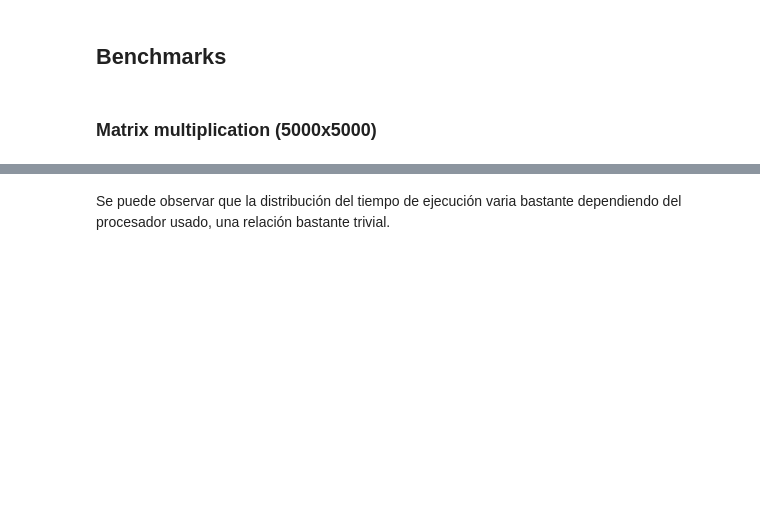
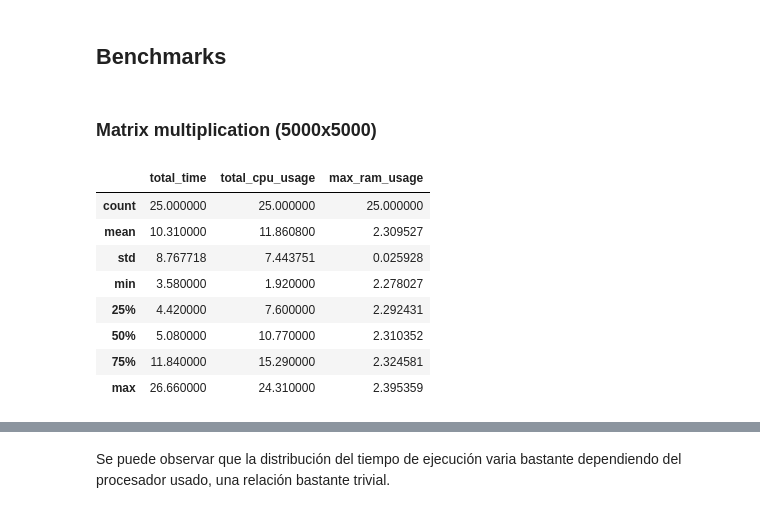
Before and after one commit to FrancoCabezasPoblete/resource-prediction-study, a Jupyter notebook: notebooks/eda.ipynb, the cells around one changed output, grey strips where cells are left out. Cells and saved outputs as stored; diff of their text form; code cells hidden in the pictures; blank space fills up the shorter version.

Commit message:
feat: results_all

```diff
--- a/notebooks/eda.ipynb
+++ b/notebooks/eda.ipynb
@@ -9,0 +17,3 @@ import numpy as np
+# %%
+results_savio_df = pd.read_csv('../results_savio/execution_time.csv')
+results_savio_df.head(2)
@@ -10,13 +24,13 @@ import numpy as np
 # %%
-results_df = pd.read_csv('../results/execution_time.csv')
+results_df = pd.concat([results_df, results_savio_df], ignore_index=True)
 # preprocessing
 results_df['total_cpu_usage'] = results_df['total_cpu_usage'].str.replace('%', '').astype(float) / 100
 results_df['max_ram_usage'] = results_df['max_ram_usage'] / np.power(1024,2)
 results_df['l2_cache_size_mb'] = results_df['l2_cache_size'].str.replace(' MiB', '').astype(float)
 results_df['l3_cache_size_mb'] = results_df['l3_cache_size'] / np.power(1024,2)
-results_df['ghz_actual_friendly'] = results_df['hz_actual_friendly'].str.replace('GHz', '').astype(float)
+results_df['ghz_actual_friendly'] = results_df['hz_actual_friendly'].str.replace('GHz', '').str.replace('MHz', '').astype(float)
 results_df['ghz_advertised_friendly'] = results_df['hz_advertised_friendly'].str.replace('GHz', '').astype(float)
-results_df = results_df.drop(columns=['hz_actual_friendly', 'hz_advertised_friendly','l2_cache_size','l3_cache_size','total_ram_gb'])
+results_df = results_df.drop(columns=['hz_actual_friendly', 'hz_advertised_friendly','l2_cache_size','l3_cache_size'])
 # %% [markdown]
 ## PC's utilizados
 # %%
@@ -27,10 +48,20 @@ results_df[['brand_raw','vendor_id_raw','arch','count']].drop_duplicates()
 # %% [markdown]
 ### Matrix multiplication (5000x5000)
 # %%
-mm_df = results_df[results_df['benchmark']=='matrix_multiplication']
+mm_df = results_df[results_df['benchmark']=='MATRIX_MULT']
 # %%
 # total_memory_usage and swaps are not available for containerized benchmarks
-mm_df[['total_time','total_cpu_usage','total_memory_usage','max_ram_usage','swaps']].describe()
+mm_df[['total_time','total_cpu_usage','max_ram_usage']].describe()
+# %% [output]
+|  | total_time | total_cpu_usage | max_ram_usage |
+| count | 25.000000 | 25.000000 | 25.000000 |
+| mean | 10.310000 | 11.860800 | 2.309527 |
+| std | 8.767718 | 7.443751 | 0.025928 |
+| min | 3.580000 | 1.920000 | 2.278027 |
+| 25% | 4.420000 | 7.600000 | 2.292431 |
+| 50% | 5.080000 | 10.770000 | 2.310352 |
+| 75% | 11.840000 | 15.290000 | 2.324581 |
+| max | 26.660000 | 24.310000 | 2.395359 |
 # %%
 plt.figure(figsize=(10, 6))
 sns.histplot(mm_df, x='total_time', hue='brand_raw')
```
Also changed, not shown: parts of 21 cells of this notebook, 3 other files.
